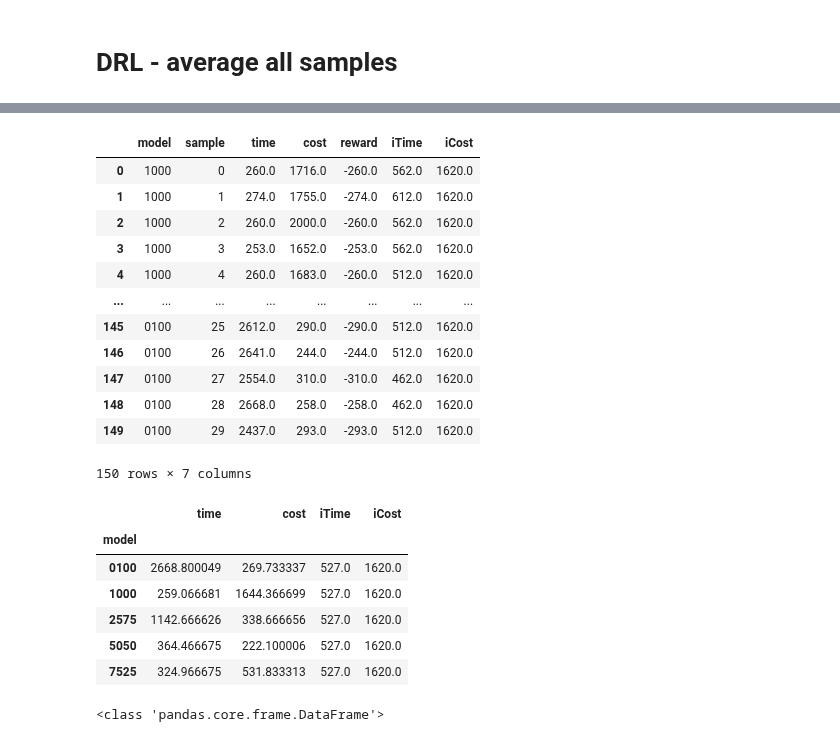
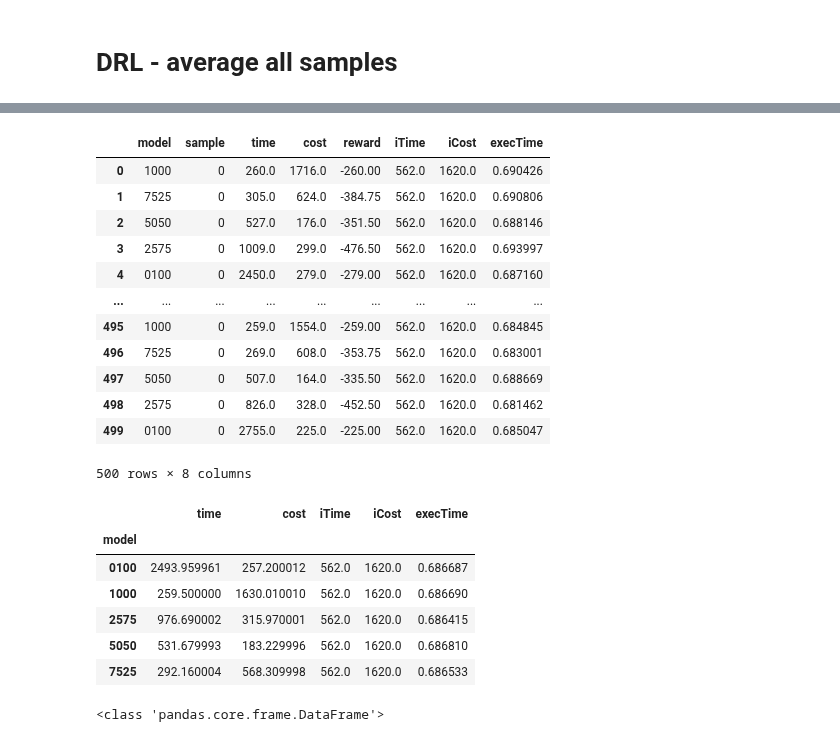
Before and after one commit to acsicuib/DRL-AC-Allocation, a Jupyter notebook: notebook_plot_PF_E1000.ipynb, the cells around one changed output, grey strips where cells are left out. Saved outputs shown, nothing was run; the diff lists cells and outputs as text; code cells hidden in the pictures.

```diff
--- a/notebook_plot_PF_E1000.ipynb
+++ b/notebook_plot_PF_E1000.ipynb
@@ -32,5 +32,8 @@ def getWeithDecomposition(val):
 # DRL - average all samples
 # %%
 ## previou eval_trained_PF_ppo.py
-df = pd.read_pickle('logs/log_eval_PF_'  + str(configs.name) + "_" + str(configs.n_jobs) + '_' + str(configs.n_devices)+'.pkl', 'infer')
+#df = pd.read_pickle('logs/log_eval_PF_'  + str(configs.name) + "_" + str(configs.n_jobs) + '_' + str(configs.n_devices)+'.pkl', 'infer')
+configs.name="E1000v9"
+df = pd.read_pickle('logs/log_eval_PF_'  + str(configs.name) + "_" + str(configs.n_jobs) + '_' + str(configs.n_devices)+'_v3.pkl', 'infer')
 df = pd.DataFrame(df)
+df.head()
@@ -37,32 +47,32 @@ df = pd.DataFrame(df)
 # %%
 
-df.columns = ["model","sample","time","cost","reward","iTime","iCost"]
+df.columns = ["model","sample","time","cost","reward","iTime","iCost","execTime"]
 df
 # %% [output]
-|  | model | sample | time | cost | reward | iTime | iCost |
-| 0 | 1000 | 0 | 260.0 | 1716.0 | -260.0 | 562.0 | 1620.0 |
-| 1 | 1000 | 1 | 274.0 | 1755.0 | -274.0 | 612.0 | 1620.0 |
-| 2 | 1000 | 2 | 260.0 | 2000.0 | -260.0 | 562.0 | 1620.0 |
-| 3 | 1000 | 3 | 253.0 | 1652.0 | -253.0 | 562.0 | 1620.0 |
-| 4 | 1000 | 4 | 260.0 | 1683.0 | -260.0 | 512.0 | 1620.0 |
-| ... | ... | ... | ... | ... | ... | ... | ... |
-| 145 | 0100 | 25 | 2612.0 | 290.0 | -290.0 | 512.0 | 1620.0 |
-| 146 | 0100 | 26 | 2641.0 | 244.0 | -244.0 | 512.0 | 1620.0 |
-| 147 | 0100 | 27 | 2554.0 | 310.0 | -310.0 | 462.0 | 1620.0 |
-| 148 | 0100 | 28 | 2668.0 | 258.0 | -258.0 | 462.0 | 1620.0 |
-| 149 | 0100 | 29 | 2437.0 | 293.0 | -293.0 | 512.0 | 1620.0 |
+|  | model | sample | time | cost | reward | iTime | iCost | execTime |
+| 0 | 1000 | 0 | 260.0 | 1716.0 | -260.00 | 562.0 | 1620.0 | 0.690426 |
+| 1 | 7525 | 0 | 305.0 | 624.0 | -384.75 | 562.0 | 1620.0 | 0.690806 |
+| 2 | 5050 | 0 | 527.0 | 176.0 | -351.50 | 562.0 | 1620.0 | 0.688146 |
+| 3 | 2575 | 0 | 1009.0 | 299.0 | -476.50 | 562.0 | 1620.0 | 0.693997 |
+| 4 | 0100 | 0 | 2450.0 | 279.0 | -279.00 | 562.0 | 1620.0 | 0.687160 |
+| ... | ... | ... | ... | ... | ... | ... | ... | ... |
+| 495 | 1000 | 0 | 259.0 | 1554.0 | -259.00 | 562.0 | 1620.0 | 0.684845 |
+| 496 | 7525 | 0 | 269.0 | 608.0 | -353.75 | 562.0 | 1620.0 | 0.683001 |
+| 497 | 5050 | 0 | 507.0 | 164.0 | -335.50 | 562.0 | 1620.0 | 0.688669 |
+| 498 | 2575 | 0 | 826.0 | 328.0 | -452.50 | 562.0 | 1620.0 | 0.681462 |
+| 499 | 0100 | 0 | 2755.0 | 225.0 | -225.00 | 562.0 | 1620.0 | 0.685047 |
-150 rows × 7 columns
+500 rows × 8 columns
 # %%
-dfmodel = df.groupby("model").agg({"time":mean,"cost":mean,"iTime":mean,"iCost":mean})
+dfmodel = df.groupby("model").agg({"time":mean,"cost":mean,"iTime":mean,"iCost":mean,"execTime":mean})
 dfmodel
 # %% [output]
-|  | time | cost | iTime | iCost |
-| model |  |  |  |  |
-| 0100 | 2668.800049 | 269.733337 | 527.0 | 1620.0 |
-| 1000 | 259.066681 | 1644.366699 | 527.0 | 1620.0 |
-| 2575 | 1142.666626 | 338.666656 | 527.0 | 1620.0 |
-| 5050 | 364.466675 | 222.100006 | 527.0 | 1620.0 |
-| 7525 | 324.966675 | 531.833313 | 527.0 | 1620.0 |
+|  | time | cost | iTime | iCost | execTime |
+| model |  |  |  |  |  |
+| 0100 | 2493.959961 | 257.200012 | 562.0 | 1620.0 | 0.686687 |
+| 1000 | 259.500000 | 1630.010010 | 562.0 | 1620.0 | 0.686690 |
+| 2575 | 976.690002 | 315.970001 | 562.0 | 1620.0 | 0.686415 |
+| 5050 | 531.679993 | 183.229996 | 562.0 | 1620.0 | 0.686810 |
+| 7525 | 292.160004 | 568.309998 | 562.0 | 1620.0 | 0.686533 |
 # %%
 print(type(dfmodel))
 # %% [output]
```
Also changed, not shown: parts of 20 cells of this notebook, 29 other files.
